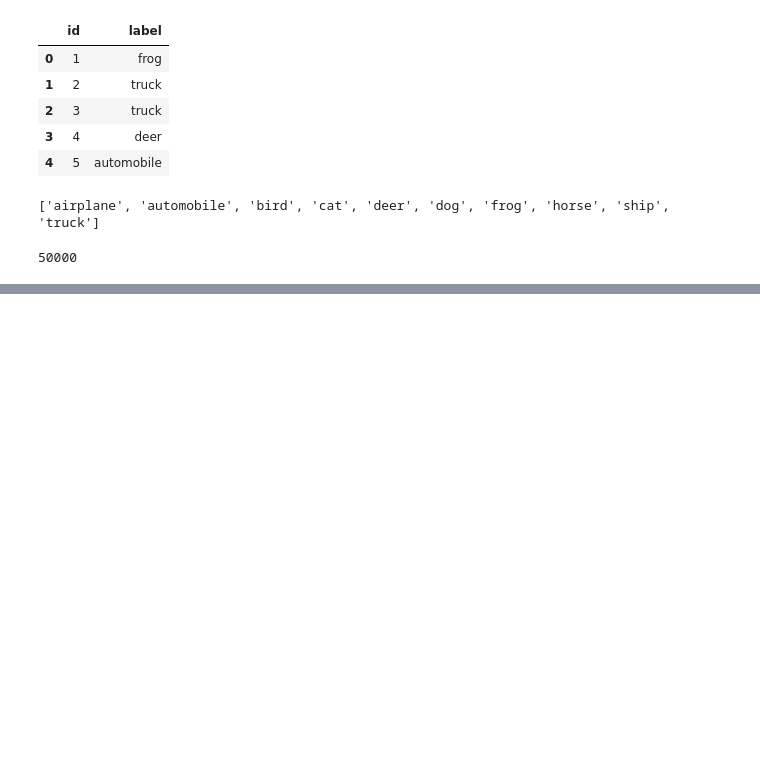
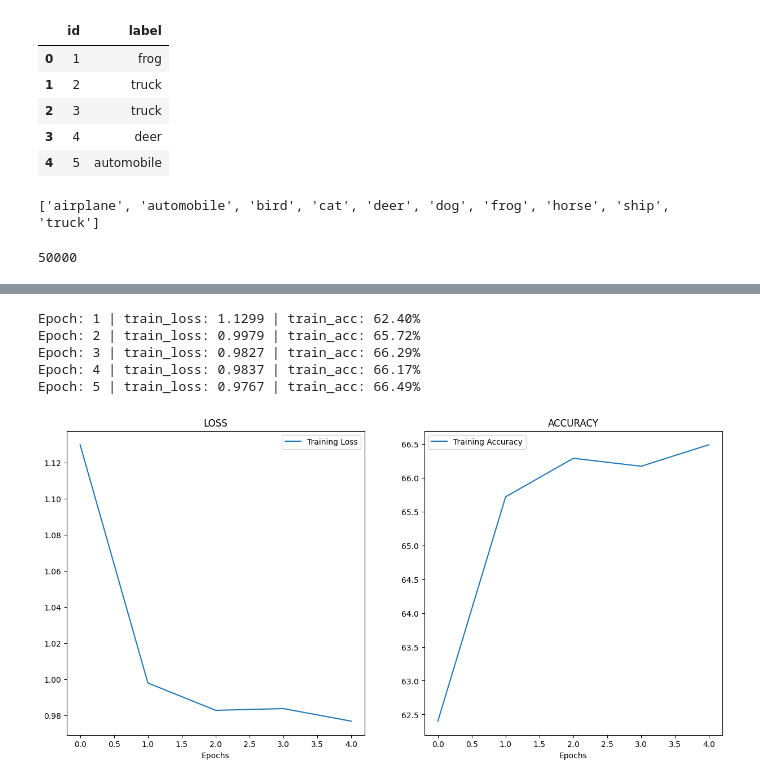
Before and after one commit to dasgauranga2/Deep-Learning-Fundamentals-Assignment-2, a Jupyter notebook: Assignment 2.ipynb, the cells around one changed output, grey strips where cells are left out. Drawn from its saved outputs; the diff is of its cells as text; code cells hidden in the pictures; blank space fills up the shorter version.

```diff
--- a/Assignment 2.ipynb
+++ b/Assignment 2.ipynb
@@ -157,0 +236,9 @@ torch.Size([32])
+# %%
+epochs = 5
+
+# results dictionary
+results = {"train_loss": [],
+            "train_acc": [],
+            "test_loss": [],
+            "test_acc": []
+}
@@ -157,0 +309,43 @@ torch.Size([32])
+# %%
+for epoch in tqdm(range(epochs)):
+    train_loss,train_acc = train(model,train_dataloader,criterion,optimizer)
+
+    # print(f"Epoch: {epoch+1} | train_loss: {train_loss:.4f} | train_acc: {train_acc:.2f}% | test_loss: {test_loss:.4f} | test_acc: {test_acc:.2f}%")
+    print(f"Epoch: {epoch+1} | train_loss: {train_loss:.4f} | train_acc: {train_acc:.2f}%")
+
+    # update the results dictionary
+    results["train_loss"].append(train_loss)
+    results["train_acc"].append(train_acc)
+    # results["test_loss"].append(test_loss)
+    # results["test_acc"].append(test_acc)
+# %% [output]
+Epoch: 1 | train_loss: 1.1299 | train_acc: 62.40%
+Epoch: 2 | train_loss: 0.9979 | train_acc: 65.72%
+Epoch: 3 | train_loss: 0.9827 | train_acc: 66.29%
+Epoch: 4 | train_loss: 0.9837 | train_acc: 66.17%
+Epoch: 5 | train_loss: 0.9767 | train_acc: 66.49%
+# %%
+# function to plot the loss and accuracy
+def plot_curves(results):
+    plt.figure(figsize=(15,7))
+    epochs = range(len(results["train_loss"]))
+
+    # plot the losses
+    plt.subplot(1,2,1)
+    plt.plot(epochs,results["train_loss"], label="Training Loss")
+    #plt.plot(epochs,results["test_loss"], label="Test Loss")
+    plt.title("LOSS")
+    plt.xlabel("Epochs")
+    plt.legend()
+
+    # plot the accuracies
+    plt.subplot(1,2,2)
+    plt.plot(epochs,results["train_acc"], label="Training Accuracy")
+    #plt.plot(epochs,results["test_acc"], label="Test Accuracy")
+    plt.title("ACCURACY")
+    plt.xlabel("Epochs")
+    plt.legend()
+# %%
+plot_curves(results)
+# %% [output]
+[figure, added]
```
Also changed, not shown: parts of 23 cells of this notebook.
